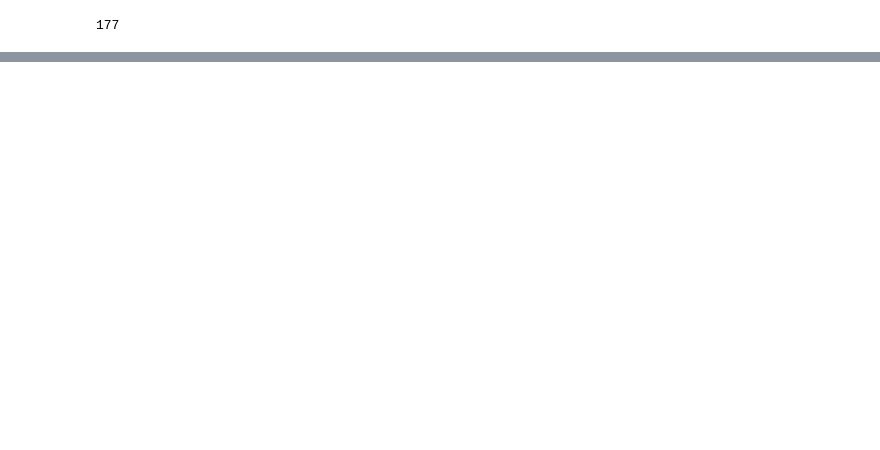
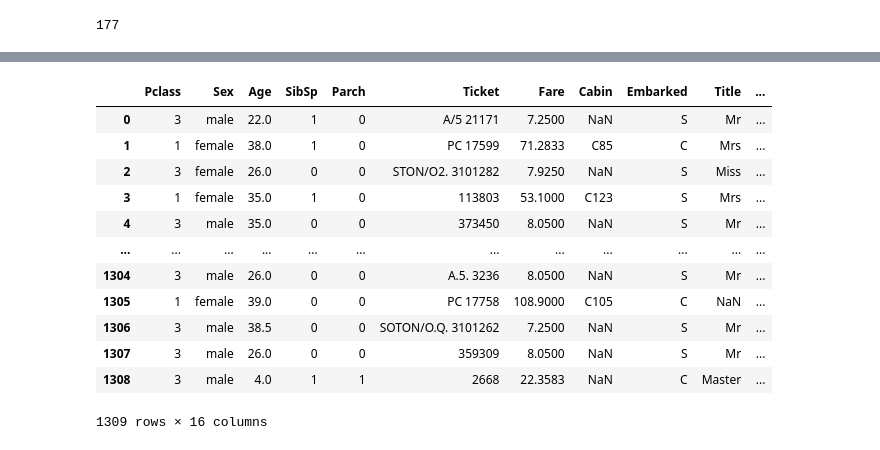
Before and after one commit to xuxiufeng/Titanic-Machine_Learning_from_Disaster, a Jupyter notebook: Titanic_Machine_Learning_from_Disaster.ipynb, the cells around one changed output, grey strips where cells are left out. Cells and saved outputs as stored; diff of their text form; code cells hidden in the pictures; blank space fills up the shorter version.

```diff
--- a/Titanic_Machine_Learning_from_Disaster.ipynb
+++ b/Titanic_Machine_Learning_from_Disaster.ipynb
@@ -352,0 +462,4 @@ combined.iloc[:891].Age.isnull().sum()
+# %%
+# we clean the Name variable
+combined = combined.drop('Name', axis=1, inplace=False)
+combined
@@ -352,0 +480,19 @@ combined.iloc[:891].Age.isnull().sum()
+# %%
+# encoding in dummy variable
+titles_dummies = pd.get_dummies(combined['Title'], prefix='Title') # Pass a list with length equal to the number of columns when calling get_dummies on a DataFrame
+combined = pd.concat([combined, titles_dummies], axis=1)
+combined
+# %% [output]
+|  | Pclass | Sex | Age | SibSp | Parch | Ticket | Fare | Cabin | Embarked | Title | ... |
+| 0 | 3 | male | 22.0 | 1 | 0 | A/5 21171 | 7.2500 | NaN | S | Mr | ... |
+| 1 | 1 | female | 38.0 | 1 | 0 | PC 17599 | 71.2833 | C85 | C | Mrs | ... |
+| 2 | 3 | female | 26.0 | 0 | 0 | STON/O2. 3101282 | 7.9250 | NaN | S | Miss | ... |
+| 3 | 1 | female | 35.0 | 1 | 0 | 113803 | 53.1000 | C123 | S | Mrs | ... |
+| 4 | 3 | male | 35.0 | 0 | 0 | 373450 | 8.0500 | NaN | S | Mr | ... |
+| ... | ... | ... | ... | ... | ... | ... | ... | ... | ... | ... | ... |
+| 1304 | 3 | male | 26.0 | 0 | 0 | A.5. 3236 | 8.0500 | NaN | S | Mr | ... |
+| 1305 | 1 | female | 39.0 | 0 | 0 | PC 17758 | 108.9000 | C105 | C | NaN | ... |
+| 1306 | 3 | male | 38.5 | 0 | 0 | SOTON/O.Q. 3101262 | 7.2500 | NaN | S | Mr | ... |
+| 1307 | 3 | male | 26.0 | 0 | 0 | 359309 | 8.0500 | NaN | S | Mr | ... |
+| 1308 | 3 | male | 4.0 | 1 | 1 | 2668 | 22.3583 | NaN | C | Master | ... |
+1309 rows × 16 columns
```
Also changed, not shown: parts of 30 cells of this notebook.
